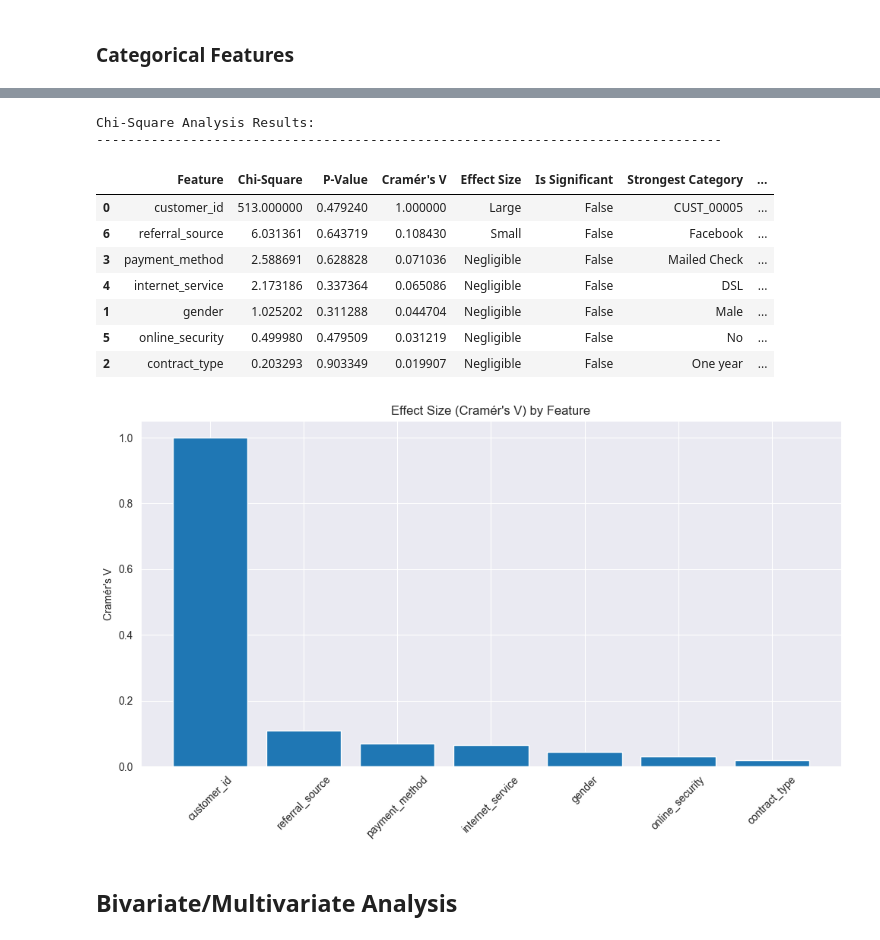
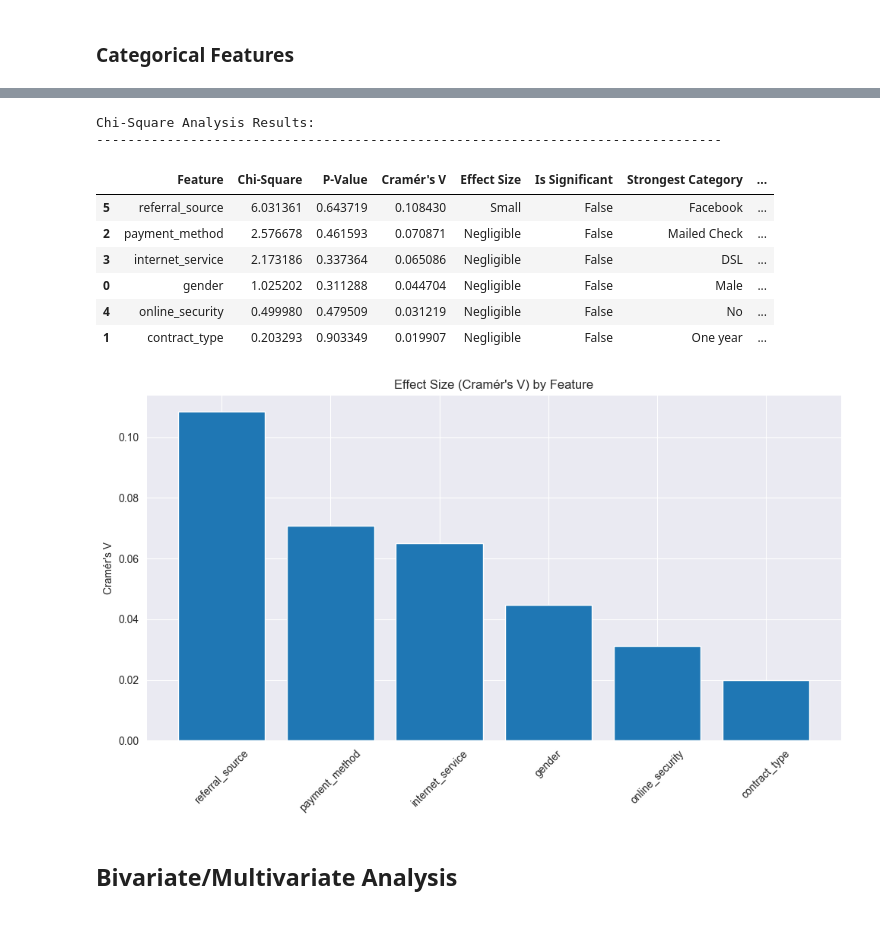
Before and after one commit to mcikalmerdeka/ds-dataprep-utils, a Jupyter notebook: notebooks/classification.ipynb, the cells around one changed output, grey strips where cells are left out. Saved outputs shown, nothing was run; the diff lists cells and outputs as text; code cells hidden in the pictures.

```diff
--- a/notebooks/classification.ipynb
+++ b/notebooks/classification.ipynb
@@ -215,6 +215,9 @@ df["contract_type"] = df["contract_type"].replace({"Month-to-month": "Monthly",
 ## Handle online_Security column values
 df["online_security"] = df["online_security"].replace(
     {"True": "Yes", "yes": "Yes", "NO": "No", "no": "No", "0": "No", "1": "Yes"})
+
+## Handle empyty string values in payment_method column
+df["payment_method"] = df["payment_method"].replace({" ": "Credit Card"})
 # %%
 # Re-check after transformation
 plot_dynamic_countplot(df, columns_to_check, ncols=2, figsize=(12, 8))
@@ -255,6 +258,15 @@ print(f"\nAfter conversion:")
 print(f"Data type: {df['total_charges'].dtype}")
 print(f"Null values: {df['total_charges'].isnull().sum()}")
 print(f"Valid numeric values: {df['total_charges'].notna().sum()}")
+
+# Ensure total_charges is treated as numeric for analysis
+nums_cols = df.select_dtypes(include=['int64', 'float64']).columns.to_list()
+if 'total_charges' in df.columns and 'total_charges' not in nums_cols:
+    nums_cols.append('total_charges')
+
+cats_cols = df.select_dtypes(include=['object', 'category']).columns.to_list()
+if 'total_charges' in cats_cols:
+    cats_cols.remove('total_charges')
 # %% [output]
 Unique value types in total_charges:
 total_charges
@@ -394,21 +389,25 @@ display(categorical_summary)
 # %%
 # Categorical features correlation analysis
 from utils import analyze_categorical_relationships
 
 # Analyze relationships between categorical features and target
-results = analyze_categorical_relationships(df, features=[col for col in cats_cols if col != "churn_label"], target=target_label, alpha=0.05)
+results = analyze_categorical_relationships(
+    df,
+    features=[col for col in cats_cols if col not in ["customer_id", "churn_label"]],
+    target=target_label,
+    alpha=0.05
+)
 # %% [output]
 Chi-Square Analysis Results:
 --------------------------------------------------------------------------------
 |  | Feature | Chi-Square | P-Value | Cramér's V | Effect Size | Is Significant | Strongest Category | ... |
-| 0 | customer_id | 513.000000 | 0.479240 | 1.000000 | Large | False | CUST_00005 | ... |
-| 6 | referral_source | 6.031361 | 0.643719 | 0.108430 | Small | False | Facebook | ... |
-| 3 | payment_method | 2.588691 | 0.628828 | 0.071036 | Negligible | False | Mailed Check | ... |
-| 4 | internet_service | 2.173186 | 0.337364 | 0.065086 | Negligible | False | DSL | ... |
-| 1 | gender | 1.025202 | 0.311288 | 0.044704 | Negligible | False | Male | ... |
-| 5 | online_security | 0.499980 | 0.479509 | 0.031219 | Negligible | False | No | ... |
-| 2 | contract_type | 0.203293 | 0.903349 | 0.019907 | Negligible | False | One year | ... |
+| 5 | referral_source | 6.031361 | 0.643719 | 0.108430 | Small | False | Facebook | ... |
+| 2 | payment_method | 2.576678 | 0.461593 | 0.070871 | Negligible | False | Mailed Check | ... |
+| 3 | internet_service | 2.173186 | 0.337364 | 0.065086 | Negligible | False | DSL | ... |
+| 0 | gender | 1.025202 | 0.311288 | 0.044704 | Negligible | False | Male | ... |
+| 4 | online_security | 0.499980 | 0.479509 | 0.031219 | Negligible | False | No | ... |
+| 1 | contract_type | 0.203293 | 0.903349 | 0.019907 | Negligible | False | One year | ... |
-[figure, old version]
+[figure, new version]
 # %% [markdown]
 ## Bivariate/Multivariate Analysis
 # %%
```
Also changed, not shown: parts of 23 cells of this notebook.
